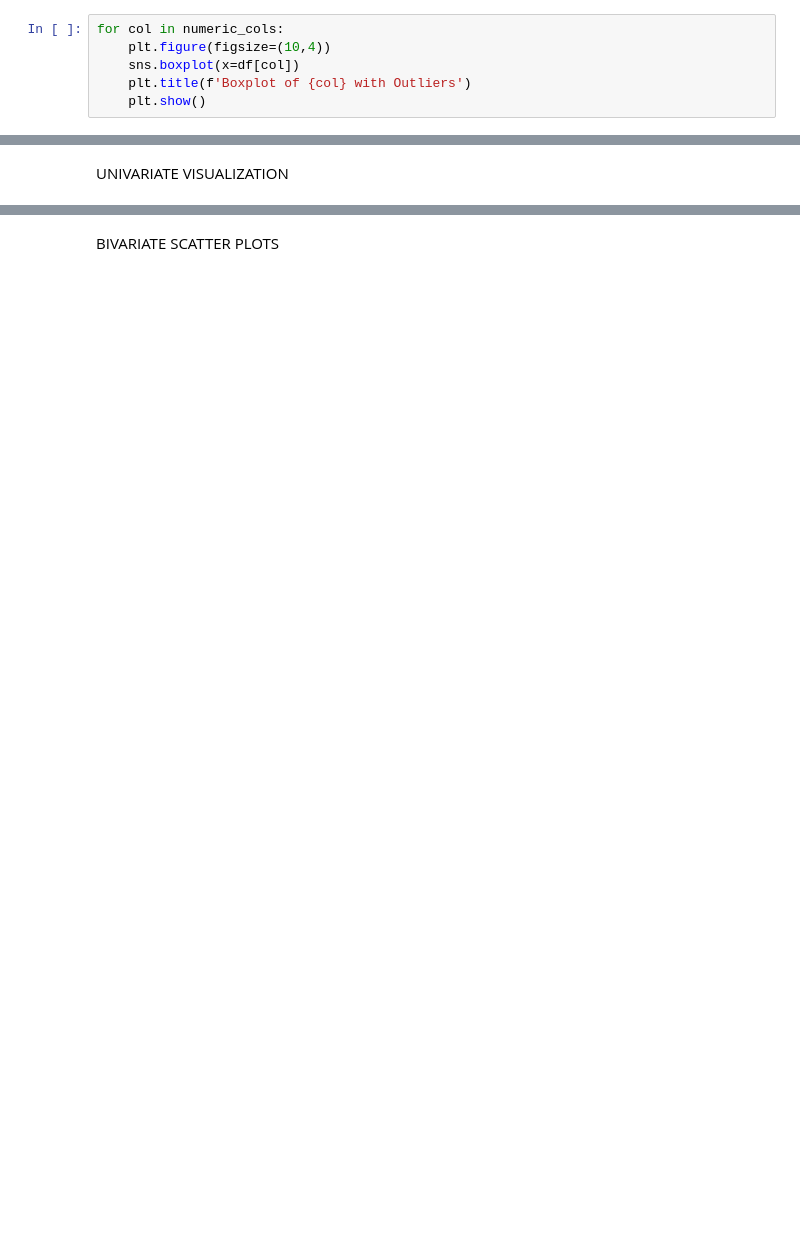
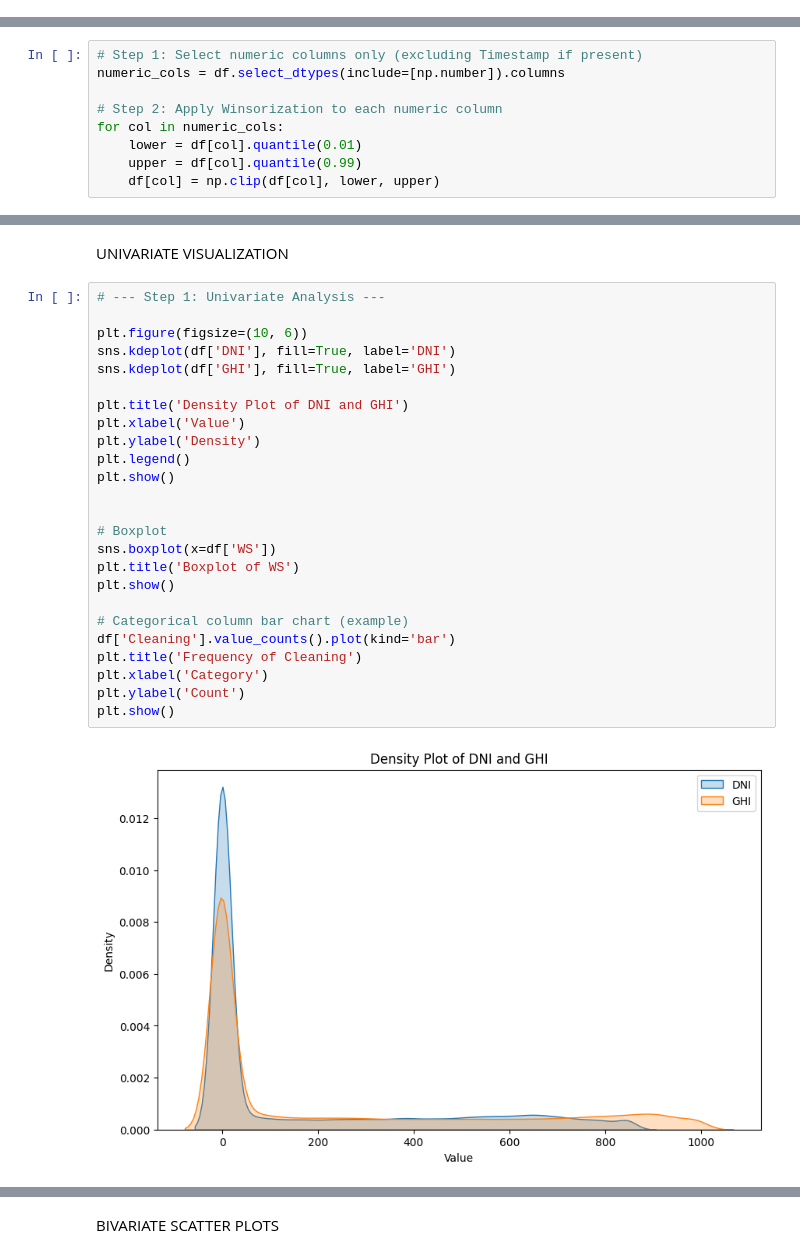
Before and after one commit to ayaf111/solar-challenge-week-0, a Jupyter notebook: notebooks/benin.ipynb, the cells around one changed output, grey strips where cells are left out. Saved outputs shown, nothing was run; the diff lists cells and outputs as text; blank space fills up the shorter version.

Commit message:
benin analysis

```diff
--- a/notebooks/benin.ipynb
+++ b/notebooks/benin.ipynb
@@ -386,6 +172,0 @@ dtype: int64
-# %%
-for col in numeric_cols:
-    plt.figure(figsize=(10,4))
-    sns.boxplot(x=df[col])
-    plt.title(f'Boxplot of {col} with Outliers')
-    plt.show()
@@ -430,0 +192,9 @@ IMPUTATION
+# %%
+# Step 1: Select numeric columns only (excluding Timestamp if present)
+numeric_cols = df.select_dtypes(include=[np.number]).columns
+
+# Step 2: Apply Winsorization to each numeric column
+for col in numeric_cols:
+    lower = df[col].quantile(0.01)
+    upper = df[col].quantile(0.99)
+    df[col] = np.clip(df[col], lower, upper)
@@ -431,2 +280,29 @@ IMPUTATION
 # %% [markdown]
 UNIVARIATE VISUALIZATION
+# %%
+# --- Step 1: Univariate Analysis ---
+
+plt.figure(figsize=(10, 6))
+sns.kdeplot(df['DNI'], fill=True, label='DNI')
+sns.kdeplot(df['GHI'], fill=True, label='GHI')
+
+plt.title('Density Plot of DNI and GHI')
+plt.xlabel('Value')
+plt.ylabel('Density')
+plt.legend()
+plt.show()
+
+
+# Boxplot
+sns.boxplot(x=df['WS'])
+plt.title('Boxplot of WS')
+plt.show()
+
+# Categorical column bar chart (example)
+df['Cleaning'].value_counts().plot(kind='bar')
+plt.title('Frequency of Cleaning')
+plt.xlabel('Category')
+plt.ylabel('Count')
+plt.show()
+# %% [output]
+[figure, added]
```
Also changed, not shown: parts of 38 cells of this notebook, 1 other file.
